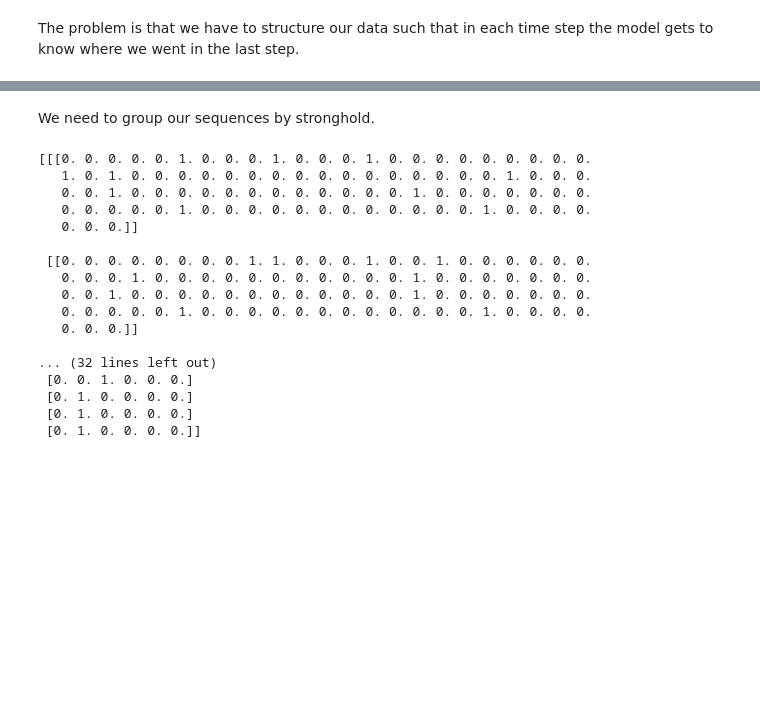
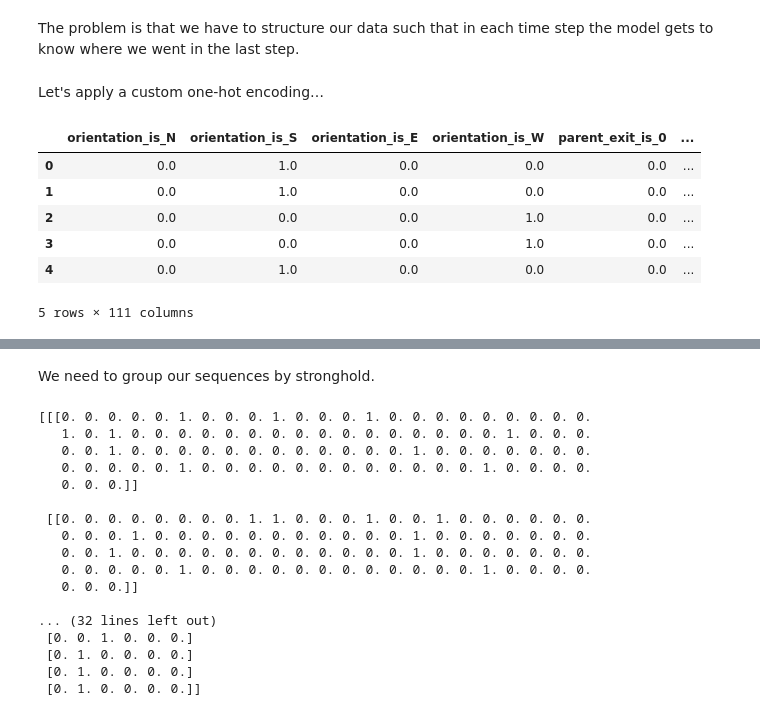
Before and after one commit to younishd/strongholdnet, a Jupyter notebook: stronghold_rnn.ipynb, the cells around one changed output, grey strips where cells are left out. Cells and saved outputs as stored; diff of their text form; code cells hidden in the pictures; blank space fills up the shorter version.

Commit message:
Update one-hot encoding

```diff
--- a/stronghold_rnn.ipynb
+++ b/stronghold_rnn.ipynb
@@ -54,3 +44,5 @@ cols = [
 onehot = ColumnTransformer([("one-hot", OneHotEncoder(), cols)], remainder='passthrough')
 onehot.fit(df)
 df_onehot = pd.DataFrame(onehot.transform(df).toarray(), index=df.index, columns=pd.Index(onehot.get_feature_names()))
+# %% [markdown]
+Let's apply a custom one-hot encoding…
@@ -56,0 +117,10 @@ df_onehot = pd.DataFrame(onehot.transform(df).toarray(), index=df.index, columns
+# %%
+df_onehot.head()
+# %% [output]
+|  | orientation_is_N | orientation_is_S | orientation_is_E | orientation_is_W | parent_exit_is_0 | ... |
+| 0 | 0.0 | 1.0 | 0.0 | 0.0 | 0.0 | ... |
+| 1 | 0.0 | 1.0 | 0.0 | 0.0 | 0.0 | ... |
+| 2 | 0.0 | 0.0 | 0.0 | 1.0 | 0.0 | ... |
+| 3 | 0.0 | 0.0 | 0.0 | 1.0 | 0.0 | ... |
+| 4 | 0.0 | 1.0 | 0.0 | 0.0 | 0.0 | ... |
+5 rows × 111 columns
```
Also changed, not shown: parts of 13 cells of this notebook.
